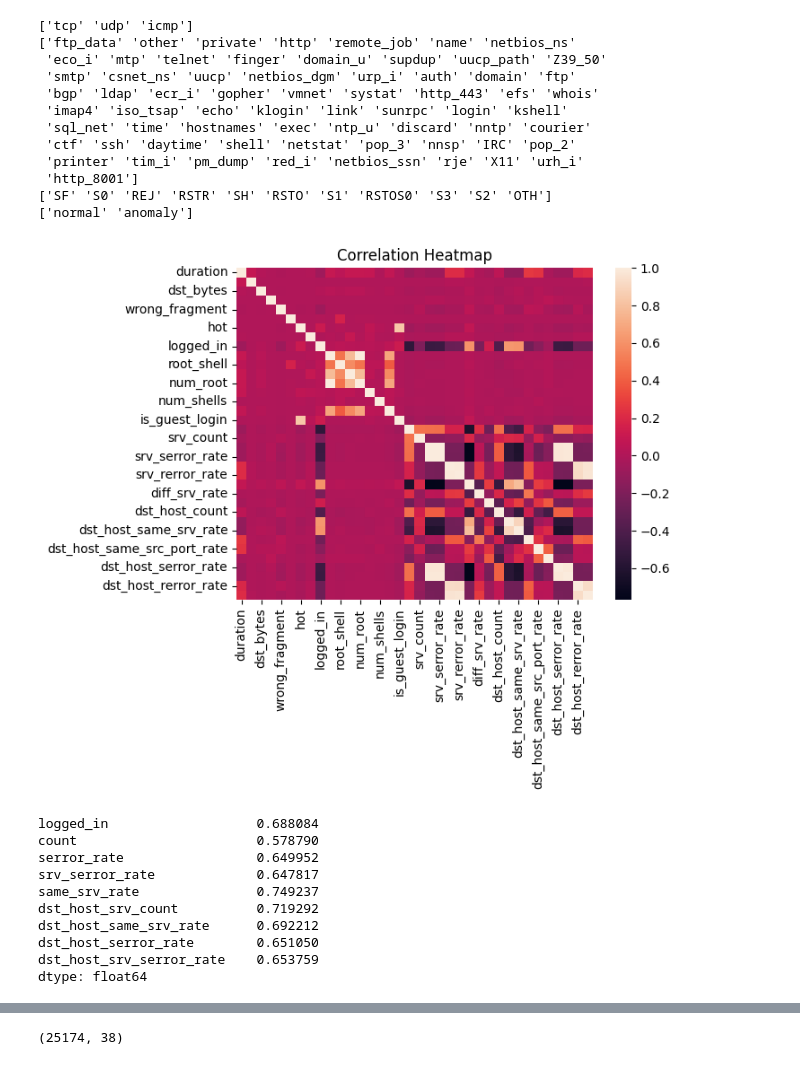
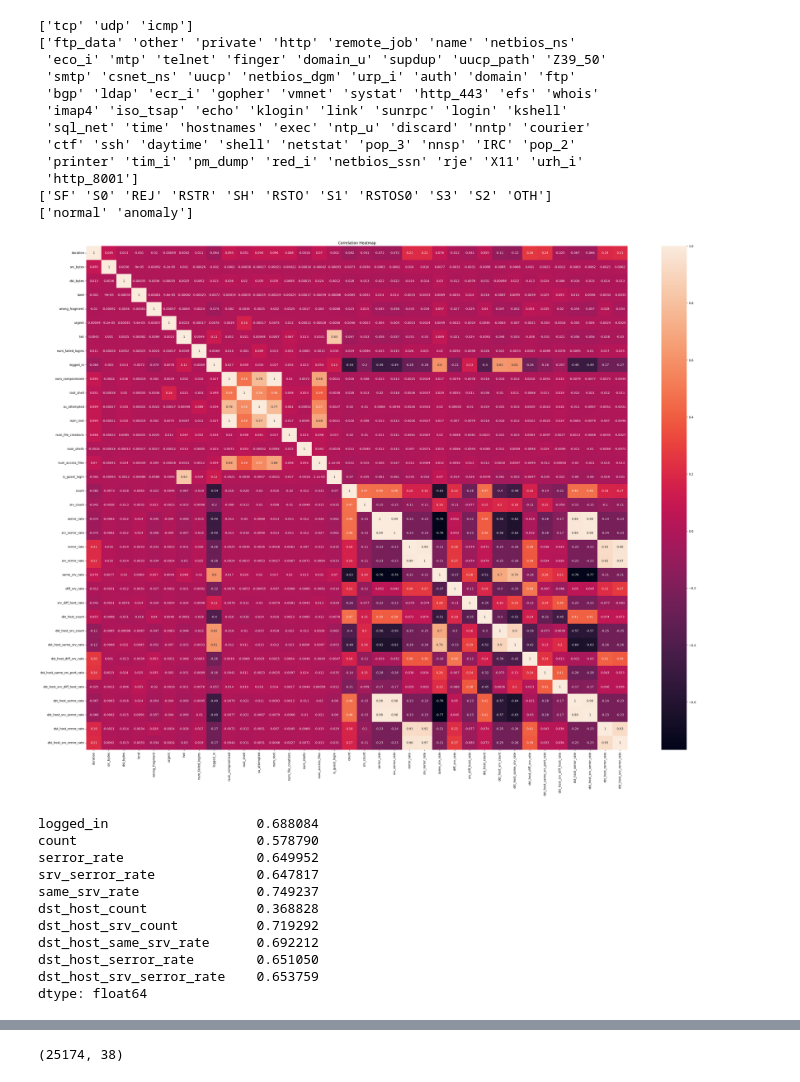
Before and after one commit to jonamadk/scaling-ML-journey, a Jupyter notebook: nids/general.ipynb, the cells around one changed output, grey strips where cells are left out. Cells and saved outputs as stored; diff of their text form; code cells hidden in the pictures.

```diff
--- a/nids/general.ipynb
+++ b/nids/general.ipynb
@@ -147,8 +151,9 @@ target_class_is = nids_original_dataframe["class"]
 # %%
-sns.heatmap(nids_original_dataframe_features.corr(numeric_only=True))
+plt.figure(figsize=(40,30))
+sns.heatmap(nids_original_dataframe.drop("class", axis=1).corr(numeric_only=True),annot=True)
 plt.title('Correlation Heatmap')
 plt.show()
 # %% [output]
-[figure, old version]
+[figure, new version]
 # %%
 from sklearn.preprocessing import LabelEncoder
@@ -157,13 +165,14 @@ target_class_is = label_encoder.fit_transform(target_class_is)
 target_class_is = pd.Series(target_class_is)
 # %%
 corr_with_target = nids_original_dataframe_features.corrwith(target_class_is, numeric_only=True).apply(abs)
-corr_with_target[corr_with_target>0.5]
+corr_with_target[corr_with_target>0.3]
 # %% [output]
 logged_in                   0.688084
 count                       0.578790
 serror_rate                 0.649952
 srv_serror_rate             0.647817
 same_srv_rate               0.749237
+dst_host_count              0.368828
 dst_host_srv_count          0.719292
 dst_host_same_srv_rate      0.692212
 dst_host_serror_rate        0.651050
```
Also changed, not shown: parts of 14 cells of this notebook.
